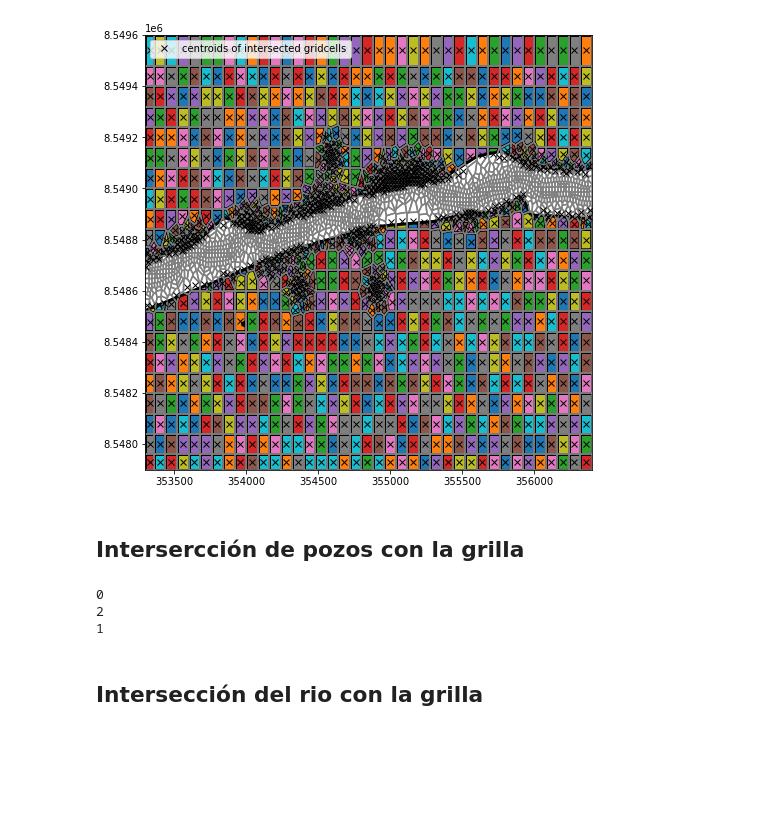
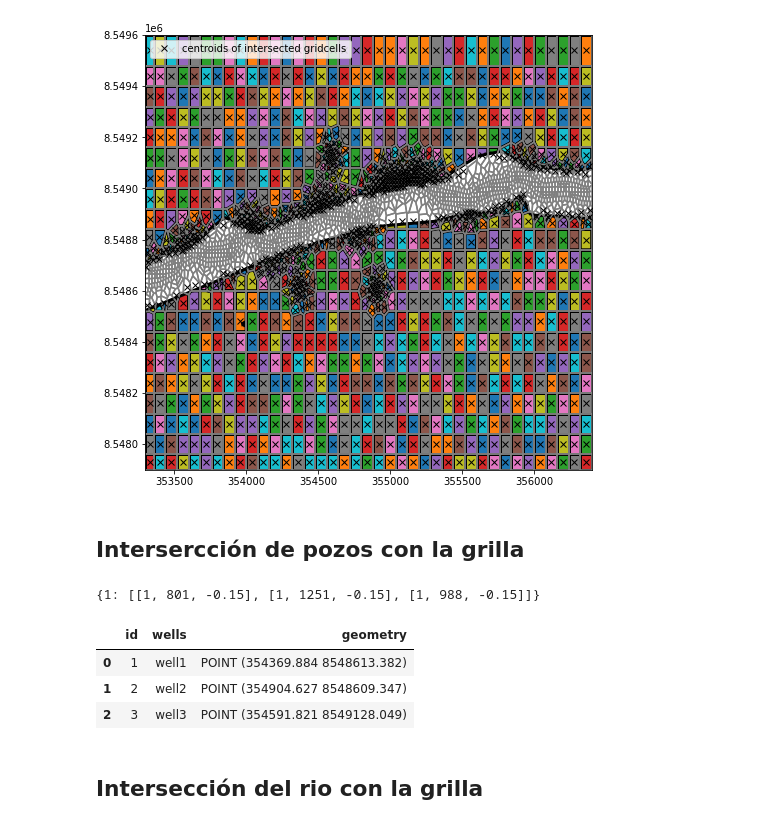
Before and after one commit to JoseZevallosR/dev_mode, a Jupyter notebook: notebooks/River_and_wells.ipynb, the cells around one changed output. Saved outputs shown, nothing was run; the diff lists cells and outputs as text; code cells hidden in the pictures; blank space fills up the shorter version.

```diff
--- a/notebooks/River_and_wells.ipynb
+++ b/notebooks/River_and_wells.ipynb
@@ -236,6 +252,18 @@ well_spd = {1:well_list}
 
 well=flopy.mf6.ModflowGwfwel(gwf,stress_period_data=well_spd)
+# %%
+well_spd
+# %% [output]
+{1: [[1, 801, -0.15], [1, 1251, -0.15], [1, 988, -0.15]]}
+# %%
+well_zone
+# %% [output]
+|  | id | wells | geometry |
+| 0 | 1 | well1 | POINT (354369.884 8548613.382) |
+| 1 | 2 | well2 | POINT (354904.627 8548609.347) |
+| 2 | 3 | well3 | POINT (354591.821 8549128.049) |
 # %%
+"""
 #find out row order of intersenction cell inside the well shape
 for cell in result.cellids:
     punto1= Point(centroids[cell])
@@ -244,10 +272,7 @@ for cell in result.cellids:
         D.append(punto1.distance(row['geometry']))
 
     print(D.index(min(D)))
+"""
-# %% [output]
-0
-2
-1
 # %% [markdown]
 ## Intersección del rio con la grilla
 # %%
```
Also changed, not shown: parts of 8 cells of this notebook, 27 other files.
